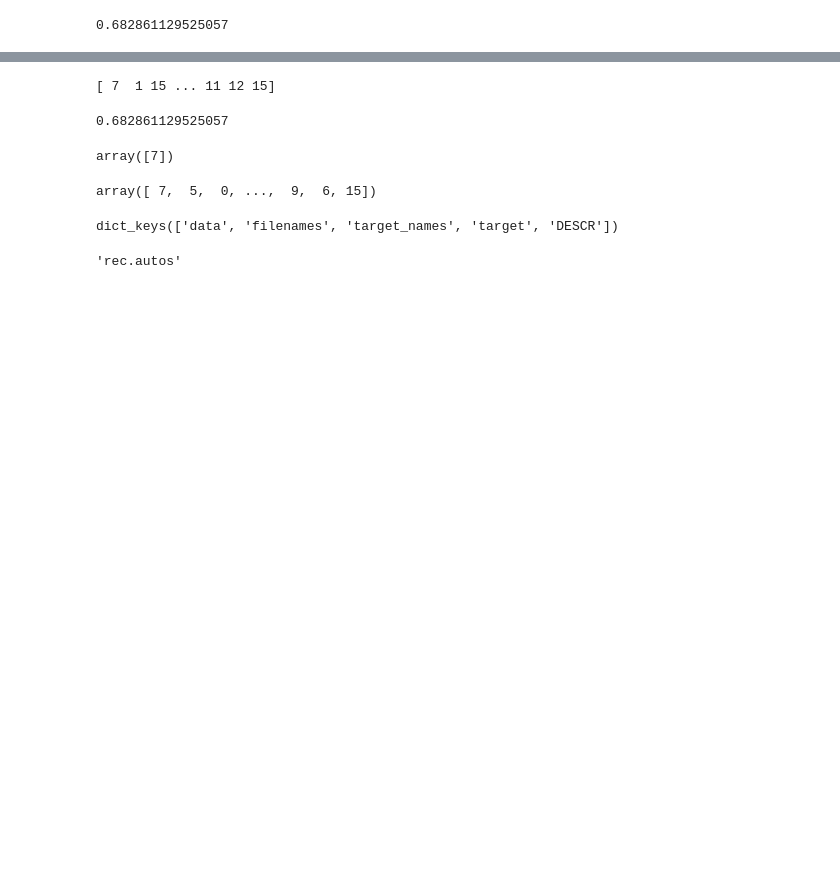
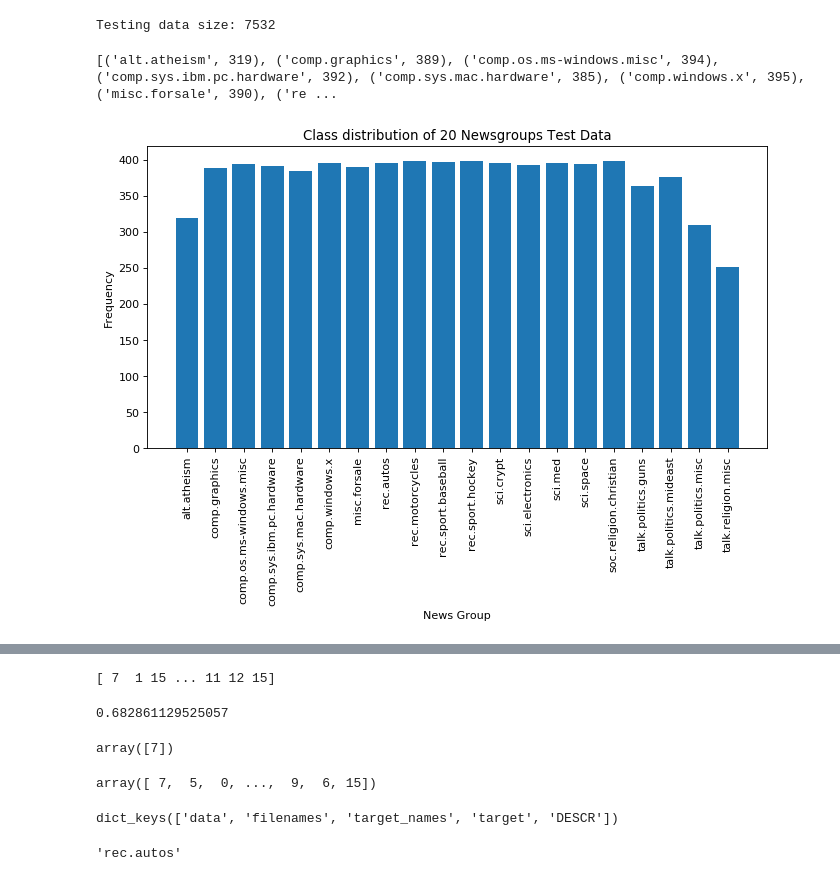
Before and after one commit to BhuvaneshwaranK/sample_CI_CI_pipeline, a Jupyter notebook: notebooks/20_newsgroup_classification_MLOPS.ipynb, the cells around one changed output, grey strips where cells are left out. Saved outputs shown, nothing was run; the diff lists cells and outputs as text; code cells hidden in the pictures; blank space fills up the shorter version.

```diff
--- a/notebooks/20_newsgroup_classification_MLOPS.ipynb
+++ b/notebooks/20_newsgroup_classification_MLOPS.ipynb
@@ -3,2 +81,2 @@ from sklearn.datasets import fetch_20newsgroups
 # %%
-newsgroups_train = fetch_20newsgroups(subset='train', remove=('headers', 'footers', 'quotes'))
+mydata_test = fetch_20newsgroups(subset='test', shuffle=True, remove = ('headers', 'footers', 'quotes'))
@@ -21,8 +83,21 @@ vectors_test = vectorizer.transform(newsgroups_test.data)
-# %%
-clf = MultinomialNB(alpha=.01)
-clf.fit(vectors, newsgroups_train.target)
-
-pred = clf.predict(vectors_test)
-metrics.f1_score(newsgroups_test.target, pred, average='macro')
-# %% [output]
-0.682861129525057
+# %%
+print('Testing data size:', len(mydata_test['data']))
+# %% [output]
+Testing data size: 7532
+# %%
+targets_test, frequency_test = np.unique(mydata_test.target, return_counts=True)
+targets_test_str = np.array(mydata_test.target_names)
+print(list(zip(targets_test_str, frequency_test)))
+# %% [output]
+[('alt.atheism', 319), ('comp.graphics', 389), ('comp.os.ms-windows.misc', 394), ('comp.sys.ibm.pc.hardware', 392), ('comp.sys.mac.hardware', 385), ('comp.windows.x', 395), ('misc.forsale', 390), ('re ...
+# %%
+# Testing data class distribution
+fig=plt.figure(figsize=(10, 5), dpi= 80)
+plt.bar(targets_test_str,frequency_test)
+plt.xticks(rotation=90)
+plt.title('Class distribution of 20 Newsgroups Test Data')
+plt.xlabel('News Group')
+plt.ylabel('Frequency')
+plt.show()
+# %% [output]
+[figure, added]
```
Also changed, not shown: parts of 40 cells of this notebook, 2 other files.
